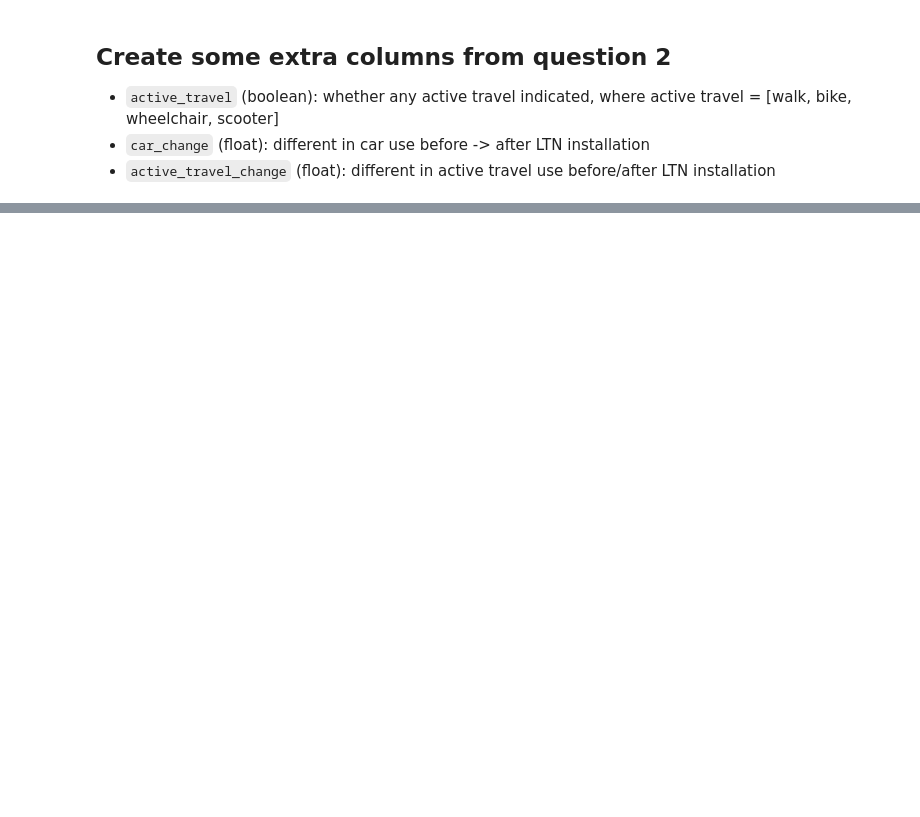
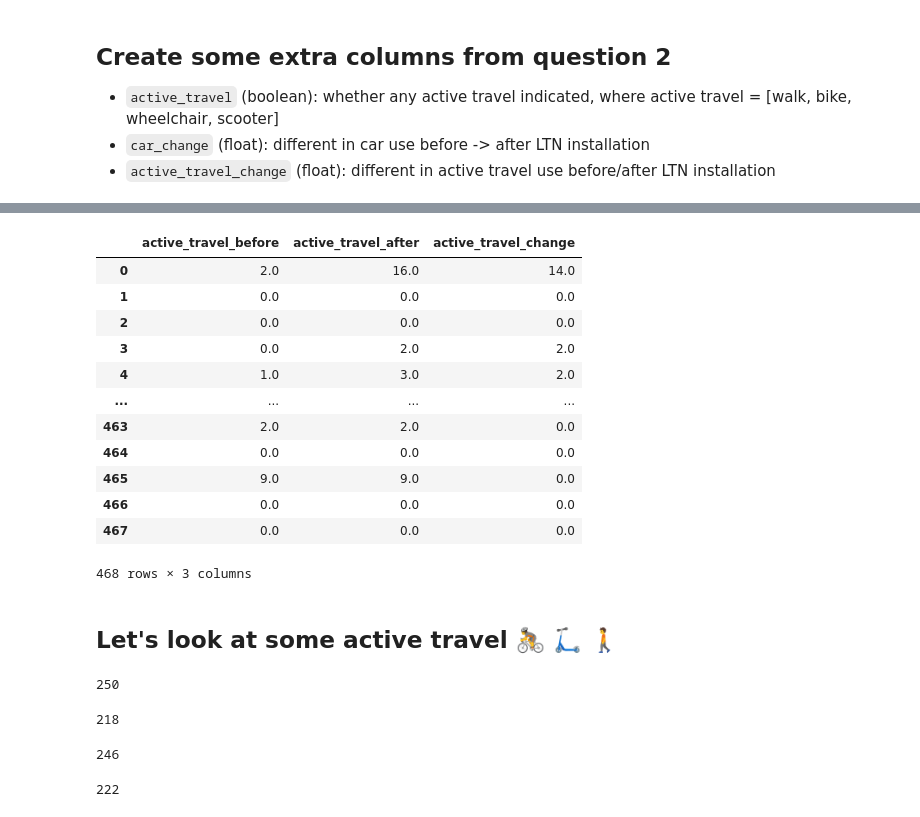
Before and after one commit to annarailton/littlemore_ltn_analysis, a Jupyter notebook: lpc_ltn_analysis.ipynb, the cells around one changed output, grey strips where cells are left out. Saved outputs shown, nothing was run; the diff lists cells and outputs as text; code cells hidden in the pictures; blank space fills up the shorter version.

```diff
--- a/lpc_ltn_analysis.ipynb
+++ b/lpc_ltn_analysis.ipynb
@@ -271,0 +279,41 @@ df[['2_car_before', '2_car_after', 'car_change']]
+# %%
+df['active_travel_before'] = df['2_foot_before'].apply(pd.to_numeric, errors='coerce').fillna(0) + df['2_wheelchair_before'].apply(pd.to_numeric, errors='coerce').fillna(0) + df['2_bike_before'].apply(pd.to_numeric, errors='coerce').fillna(0) +  df['2_scooter_before'].apply(pd.to_numeric, errors='coerce').fillna(0)
+df['active_travel_after'] = df['2_foot_after'].apply(pd.to_numeric, errors='coerce').fillna(0) + df['2_wheelchair_after'].apply(pd.to_numeric, errors='coerce').fillna(0) + df['2_bike_after'].apply(pd.to_numeric, errors='coerce').fillna(0) +  df['2_scooter_after'].apply(pd.to_numeric, errors='coerce').fillna(0)
+df['active_travel_change'] = df['active_travel_after'] - df['active_travel_before']
+df[['active_travel_before', 'active_travel_after', 'active_travel_change']]
+# %% [output]
+|  | active_travel_before | active_travel_after | active_travel_change |
+| 0 | 2.0 | 16.0 | 14.0 |
+| 1 | 0.0 | 0.0 | 0.0 |
+| 2 | 0.0 | 0.0 | 0.0 |
+| 3 | 0.0 | 2.0 | 2.0 |
+| 4 | 1.0 | 3.0 | 2.0 |
+| ... | ... | ... | ... |
+| 463 | 2.0 | 2.0 | 0.0 |
+| 464 | 0.0 | 0.0 | 0.0 |
+| 465 | 9.0 | 9.0 | 0.0 |
+| 466 | 0.0 | 0.0 | 0.0 |
+| 467 | 0.0 | 0.0 | 0.0 |
+468 rows × 3 columns
+# %% [markdown]
+## Let's look at some active travel 🚴 🛴 🚶
+# %%
+# Households with zero active travel journeys before LTN installation
+sum(df['active_travel_before'] == 0.0)
+# %% [output]
+250
+# %%
+# Households with postive active travel journeys before LTN
+sum(df['active_travel_before'] > 0.0)
+# %% [output]
+218
+# %%
+# Households with zero active travel journeys after LTN installation
+sum(df['active_travel_after'] == 0.0)
+# %% [output]
+246
+# %%
+# Households with positive active travel journeys after LTN installation
+sum(df['active_travel_after'] > 0.0)
+# %% [output]
+222
```
Also changed, not shown: parts of 19 cells of this notebook.
